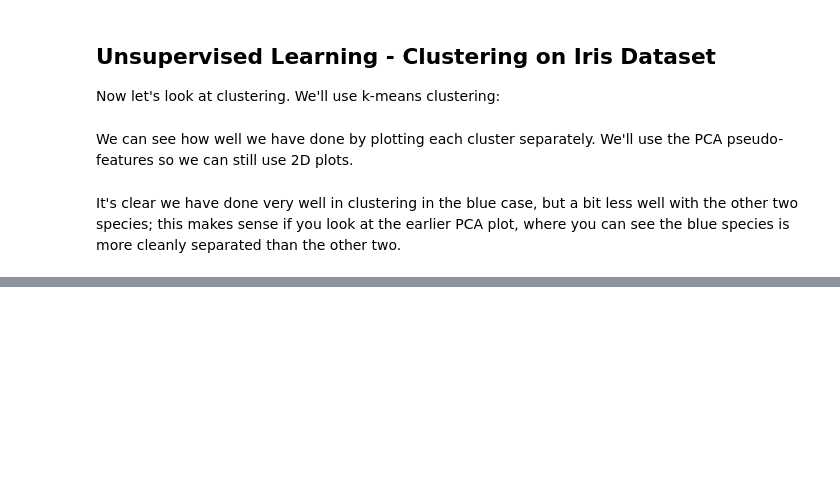
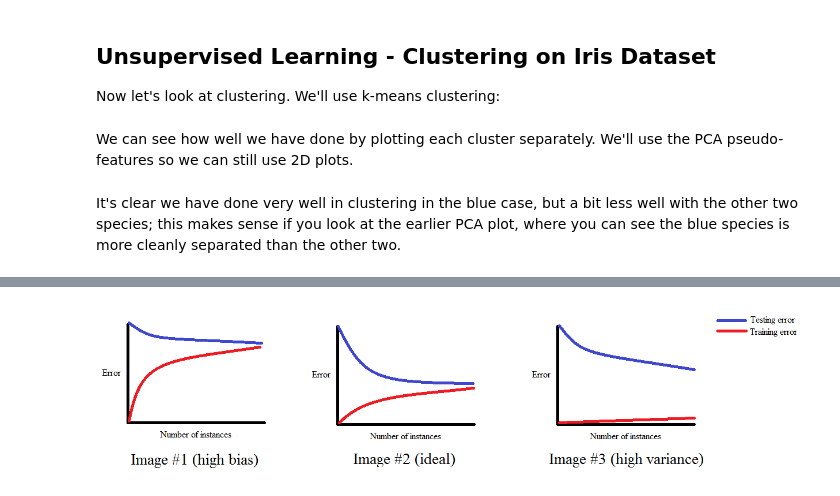
Before and after one commit to gramster/pythonbootcamp, a Jupyter notebook: 09 Basic Machine Learning with Scikit-Learn.ipynb, the cells around one changed output, grey strips where cells are left out. Cells and saved outputs as stored; diff of their text form; code cells hidden in the pictures; blank space fills up the shorter version.

```diff
--- a/09 Basic Machine Learning with Scikit-Learn.ipynb
+++ b/09 Basic Machine Learning with Scikit-Learn.ipynb
@@ -152,0 +283,6 @@ It's clear we have done very well in clustering in the blue case, but a bit less
+# %%
+from IPython.display import Image
+url = 'https://cdn-enterprise.discourse.org/udacity/uploads/default/original/3X/1/e/1e28f112574e48fea279ddf1b052c0d3e774f470.png'
+Image(url,width=800, height=800)
+# %% [output]
+[figure, added]
```
Also changed, not shown: parts of 68 cells of this notebook.
